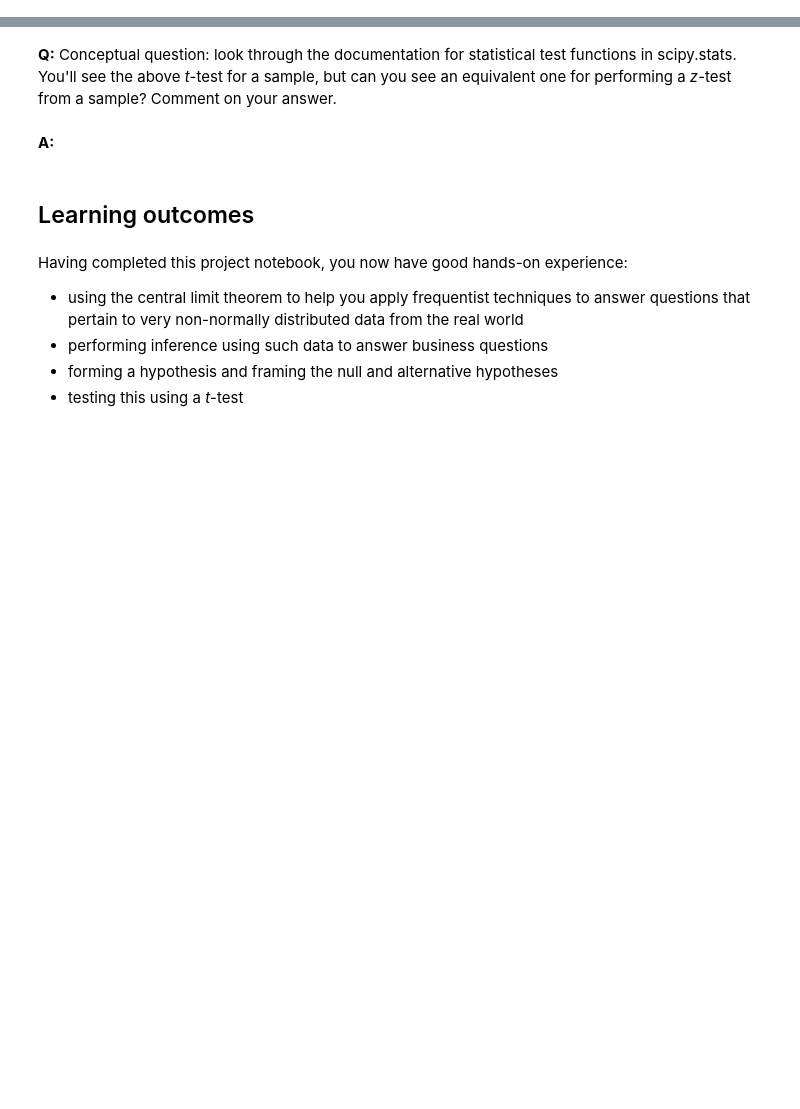
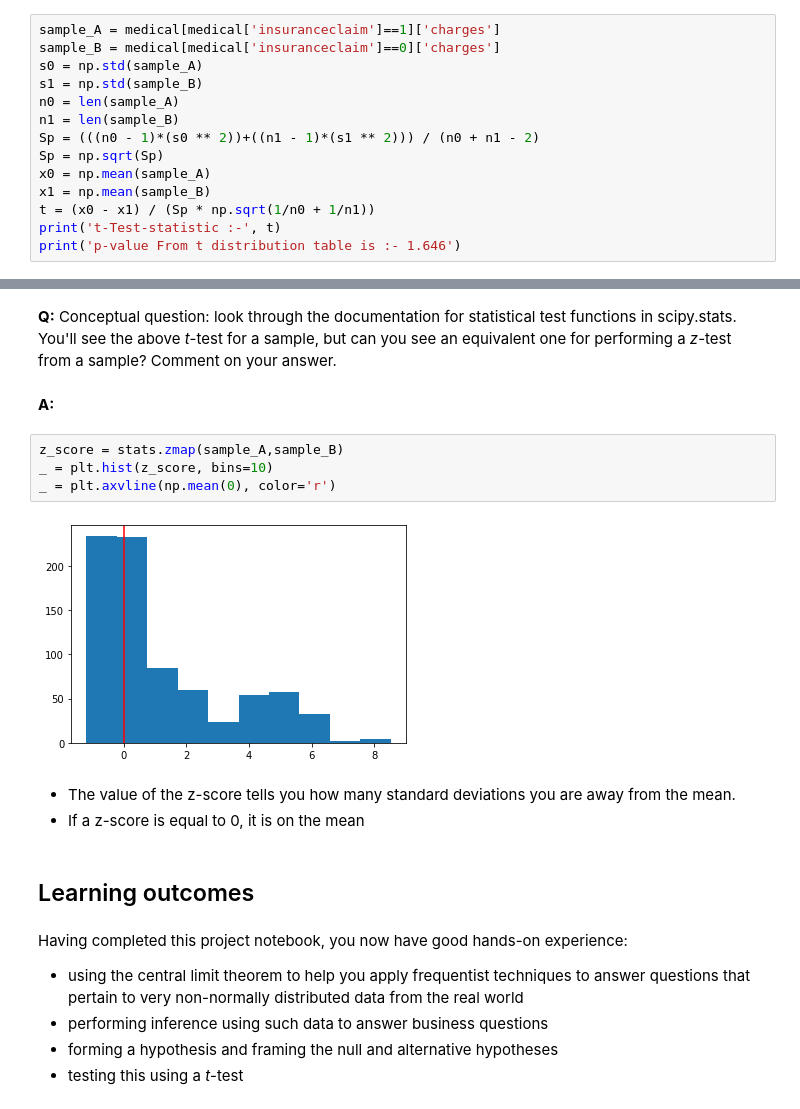
Before and after one commit to SANDIP79190219/Stat_Project, a Jupyter notebook: inferential_statistics_1b-Q6.25.ipynb, the cells around one changed output, grey strips where cells are left out. Cells and saved outputs as stored; diff of their text form; blank space fills up the shorter version.

```diff
--- a/inferential_statistics_1b-Q6.25.ipynb
+++ b/inferential_statistics_1b-Q6.25.ipynb
@@ -160,0 +182,14 @@ __A:__
+# %%
+sample_A = medical[medical['insuranceclaim']==1]['charges']
+sample_B = medical[medical['insuranceclaim']==0]['charges']
+s0 = np.std(sample_A)
+s1 = np.std(sample_B)
+n0 = len(sample_A)
+n1 = len(sample_B)
+Sp = (((n0 - 1)*(s0 ** 2))+((n1 - 1)*(s1 ** 2))) / (n0 + n1 - 2)
+Sp = np.sqrt(Sp)
+x0 = np.mean(sample_A)
+x1 = np.mean(sample_B)
+t = (x0 - x1) / (Sp * np.sqrt(1/n0 + 1/n1))
+print('t-Test-statistic :-', t)
+print('p-value From t distribution table is :- 1.646')
@@ -168,6 +233,15 @@ __A:__
 __Q:__ Conceptual question: look through the documentation for statistical test functions in scipy.stats. You'll see the above _t_-test for a sample, but can you see an equivalent one for performing a *z*-test from a sample? Comment on your answer.
 # %% [markdown]
 __A:__
+# %%
+z_score = stats.zmap(sample_A,sample_B)
+_ = plt.hist(z_score, bins=10)
+_ = plt.axvline(np.mean(0), color='r')
+# %% [output]
+[figure, added]
+# %% [markdown]
+* The value of the z-score tells you how many standard deviations you are away from the mean.
+* If a z-score is equal to 0, it is on the mean
 # %% [markdown]
 ## Learning outcomes
 # %% [markdown]
```
Also changed, not shown: parts of 13 cells of this notebook.
